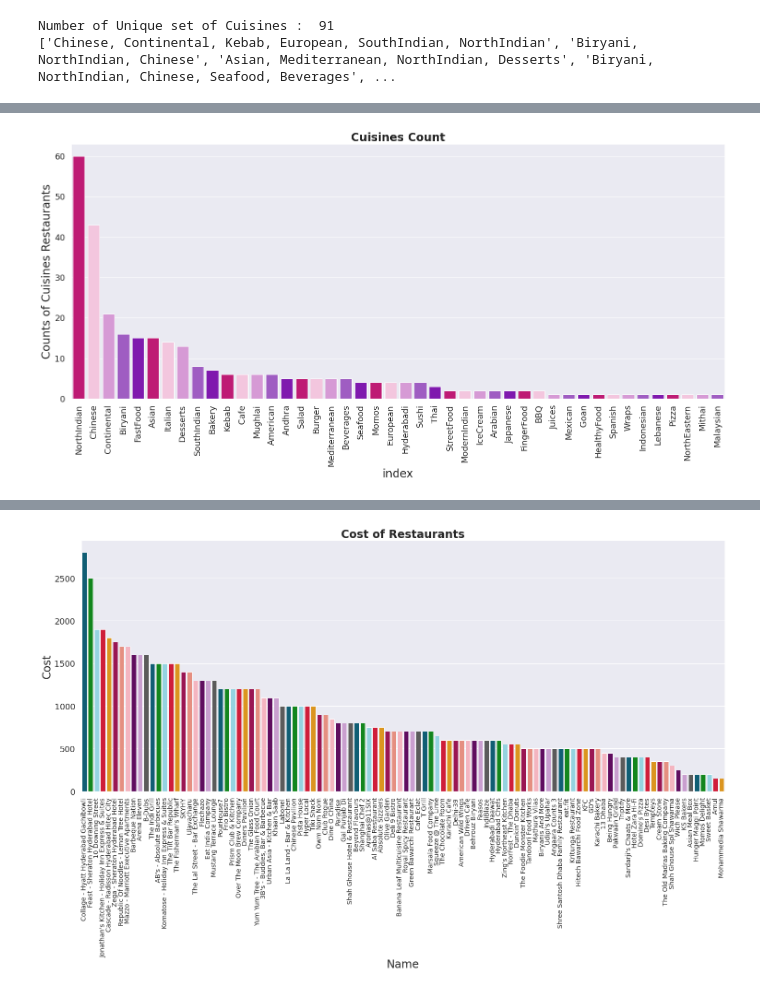
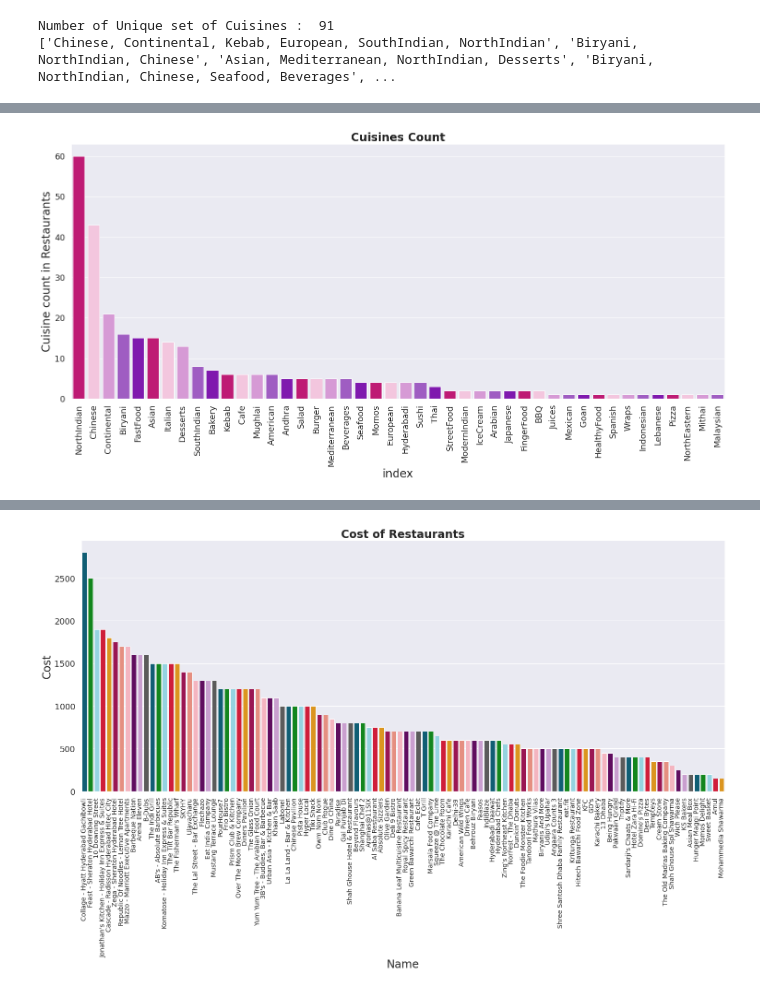
Before and after one commit to SethupathyM/Unsupervised_ML_Clustering_and_Sentiment_Analysis_Zomato_Restaurant, a Jupyter notebook: Zomato_Restaurant_Clustering_and_Sentiment_Analysis_.ipynb, the cells around one changed output, grey strips where cells are left out. Drawn from its saved outputs; the diff is of its cells as text; code cells hidden in the pictures.

```diff
--- a/Zomato_Restaurant_Clustering_and_Sentiment_Analysis_.ipynb
+++ b/Zomato_Restaurant_Clustering_and_Sentiment_Analysis_.ipynb
@@ -210,10 +207,10 @@ for names in cuisine_list:
       else:
          clusterlist[name]=1
 # Create a cuis dataframe
-cuis_df = pd.DataFrame(clusterlist.values(),index = clusterlist.keys(),columns = {'Counts of Cuisines Restaurants'}).reset_index()
+cuis_df = pd.DataFrame(clusterlist.values(),index = clusterlist.keys(),columns = {'Cuisine count in Restaurants'}).reset_index()
 
-# Sort the dataframe in ascending order
-cuis_df.sort_values(by = 'Counts of Cuisines Restaurants',ascending = False,inplace = True)
+# Sort the dataframe in descending order
+cuis_df.sort_values(by = 'Cuisine count in Restaurants',ascending = False,inplace = True)
 
 #Pick the 10 restaurant most nominated
 top_10_cuis = cuis_df[0:10]
@@ -235,14 +232,14 @@ The Top 10 Cuisines are:
 # %%
 # Visualization of Cuisines Count
 plt.figure(figsize = (25, 10))
 sns.set(font_scale = 2)
-sns.barplot(data = cuis_df,x = cuis_df['index'],y = cuis_df['Counts of Cuisines Restaurants'],palette=['#D90077','#FBBEDE','#E090DF','#A44CD3','#8800C7'])
+sns.barplot(data = cuis_df,x = cuis_df['index'],y = cuis_df['Cuisine count in Restaurants'],palette=['#D90077','#FBBEDE','#E090DF','#A44CD3','#8800C7'])
 plt.title('Cuisines Count',fontweight='bold')
 plt.xticks(rotation = 90,fontsize = 18)
 plt.yticks(fontsize = 18)
 plt.show()
 # %% [output]
-[figure, old version]
+[figure, new version]
 # %%
 # df.head()
 # %%
```
Also changed, not shown: parts of 59 cells of this notebook.
